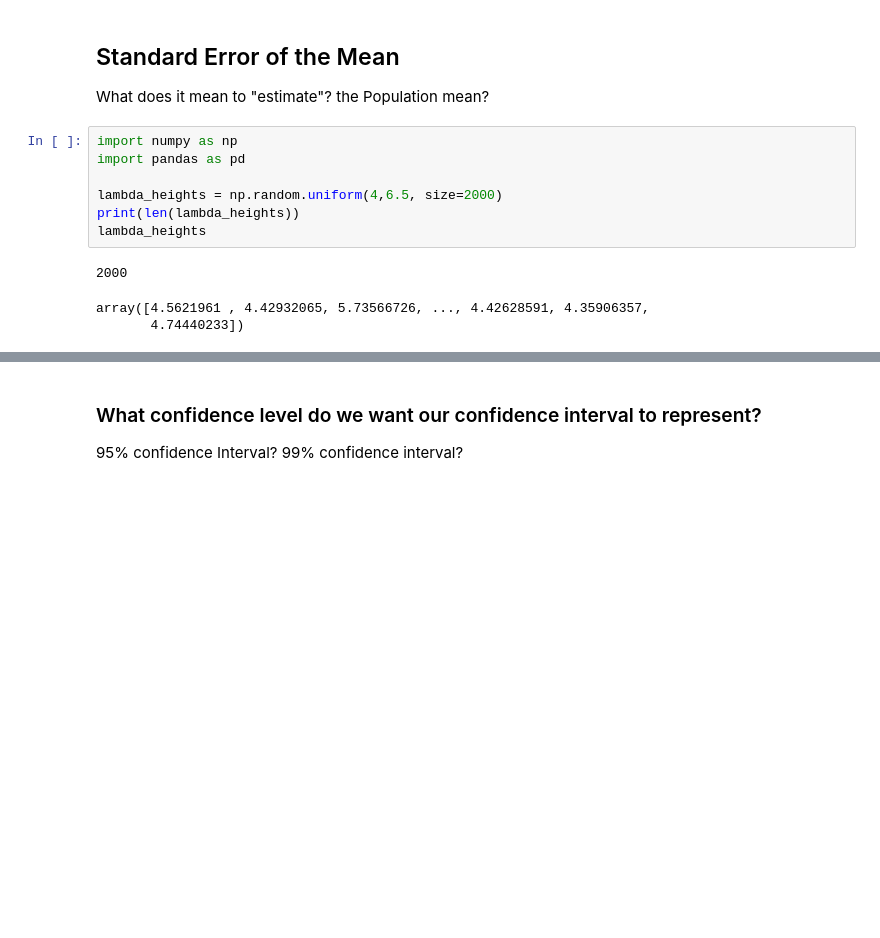
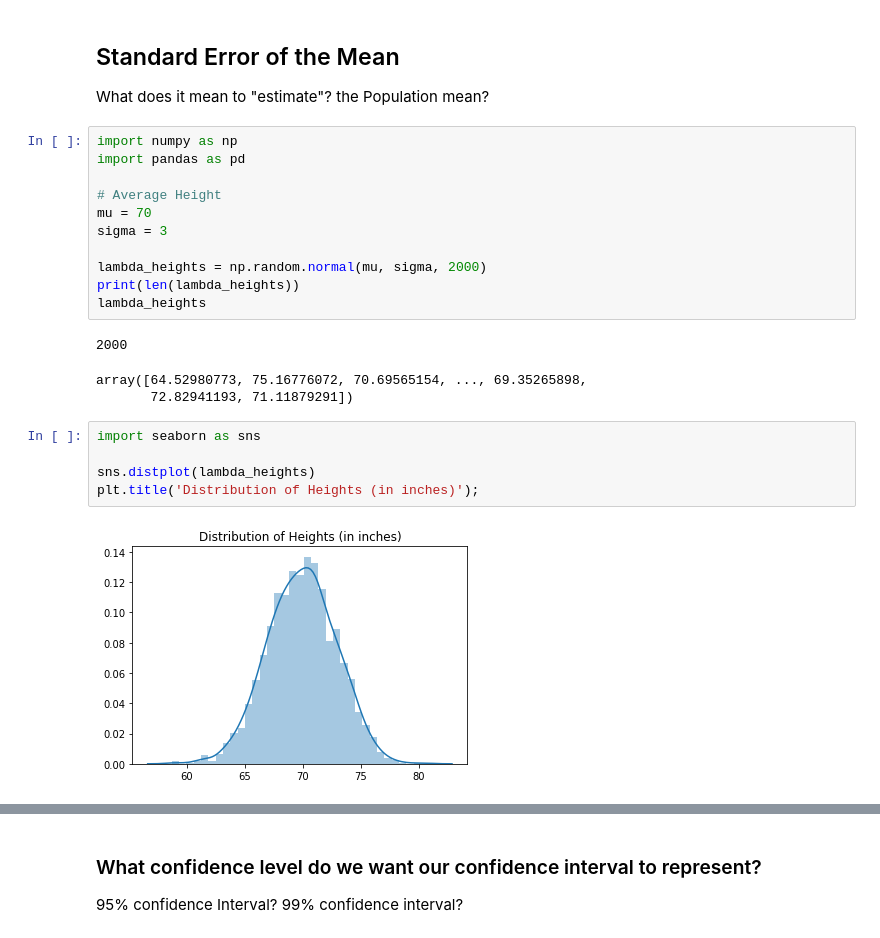
Before and after one commit to BJanota11/DS-Unit-1-Sprint-3-Statistical-Tests-and-Experiments, a Jupyter notebook: module2-sampling-confidence-intervals-and-hypothesis-testing/LS_DS_132_Sampling_Confidence_Intervals_and_Hypothesis_Testing_Updated.ipynb, the cells around one changed output, grey strips where cells are left out. Saved outputs shown, nothing was run; the diff lists cells and outputs as text; blank space fills up the shorter version.

```diff
--- a/module2-sampling-confidence-intervals-and-hypothesis-testing/LS_DS_132_Sampling_Confidence_Intervals_and_Hypothesis_Testing_Updated.ipynb
+++ b/module2-sampling-confidence-intervals-and-hypothesis-testing/LS_DS_132_Sampling_Confidence_Intervals_and_Hypothesis_Testing_Updated.ipynb
@@ -147,13 +132,24 @@ What does it mean to "estimate"? the Population mean?
 import numpy as np
 import pandas as pd
 
-lambda_heights = np.random.uniform(4,6.5, size=2000)
+# Average Height
+mu = 70
+sigma = 3
+
+lambda_heights = np.random.normal(mu, sigma, 2000)
 print(len(lambda_heights))
 lambda_heights
 # %% [output]
 2000
-array([4.5621961 , 4.42932065, 5.73566726, ..., 4.42628591, 4.35906357,
-       4.74440233])
+array([64.52980773, 75.16776072, 70.69565154, ..., 69.35265898,
+       72.82941193, 71.11879291])
+# %%
+import seaborn as sns
+
+sns.distplot(lambda_heights)
+plt.title('Distribution of Heights (in inches)');
+# %% [output]
+[figure, added]
 # %%
 print("Population Mean:", lambda_heights.mean())
 print("Population Standard Deviation:", lambda_heights.std())
```
Also changed, not shown: parts of 52 cells of this notebook.
